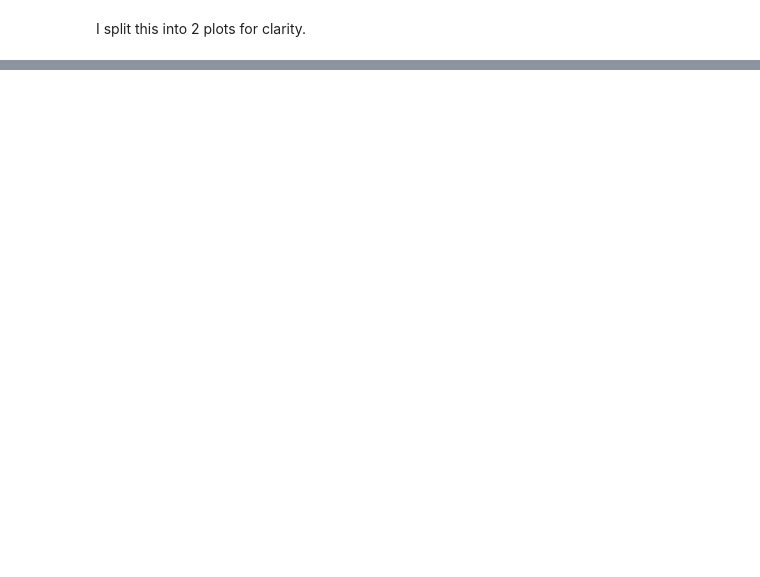
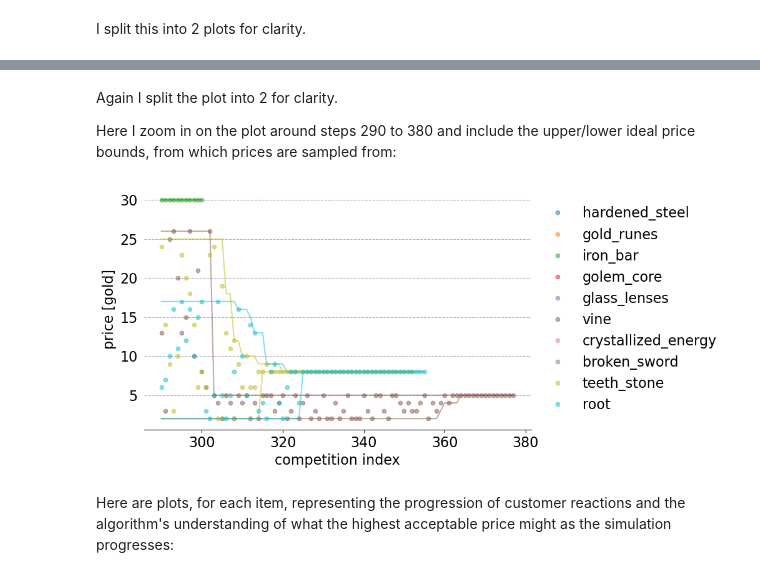
Before and after one commit to JaggedParadigm/moonlighter_bayesian_bandit_pricing, a Jupyter notebook: graphs.ipynb, the cells around one changed output, grey strips where cells are left out. Drawn from its saved outputs; the diff is of its cells as text; code cells hidden in the pictures; blank space fills up the shorter version.

```diff
--- a/graphs.ipynb
+++ b/graphs.ipynb
@@ -752,0 +433,55 @@ style_plot(
+# %% [markdown]
+Again I split the plot into 2 for clarity.
+
+Here I zoom in on the plot around steps 290 to 380 and include the upper/lower ideal price bounds, from which prices are sampled from:
+# %%
+fig, ax = plt.subplots(1, 1)
+for item in item_colors.keys():
+    item_data = (
+        test_df
+        .pipe(lambda x: x[x['competition_ind'].between(290, 400)])
+        .pipe(lambda x: x[x['item'] == item])
+        .set_index('competition_ind'))
+    plot_kwargs = {
+        'fontsize': 16,
+        'aa': True,
+        'figsize': (10, 5),
+        'alpha': 0.5,
+        'color': item_colors[item],
+        'ax': ax}
+    type_specific_plot_kwargs = {
+        'sampled_price': {
+            'ms': 4.5,
+            'style': 'o',
+            'label': item},
+        'price_lower_bound': {
+            'linestyle': '-',
+            'label': ''},
+        'price_upper_bound': {
+            'linestyle': '-',
+            'label': ''}}
+    for plot_type in ['sampled_price', 'price_lower_bound', 'price_upper_bound']:
+        (
+            item_data
+            [plot_type]
+            .plot(
+                **plot_kwargs,
+                **type_specific_plot_kwargs[plot_type]))
+style_plot(
+    ax=ax,
+    fig=fig,
+    fontsize=plot_kwargs['fontsize'],
+    legend_fontsize=plot_kwargs['fontsize'],
+    x_axis_label='competition index',
+    y_axis_label='price [gold]',
+    # title=item,
+    grid_axis='y')
+fig.savefig(
+    f'/Users/cmshymansky/documents/code/websites/cmshymansky/website/static/img/thompson_competition_2_zoomed.webp',
+    format='webp',
+    bbox_inches="tight",
+    dpi=300)
+# %% [output]
+[figure, added]
+# %% [markdown]
+Here are plots, for each item, representing the progression of customer reactions and the algorithm's understanding of what the highest acceptable price might as the simulation progresses:
```
Also changed, not shown: parts of 16 cells of this notebook.
